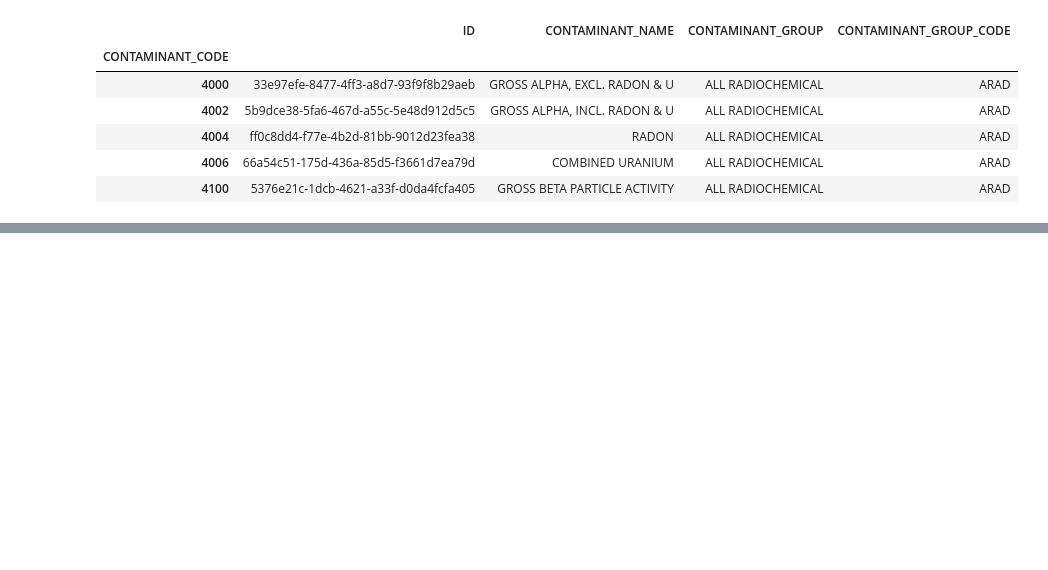
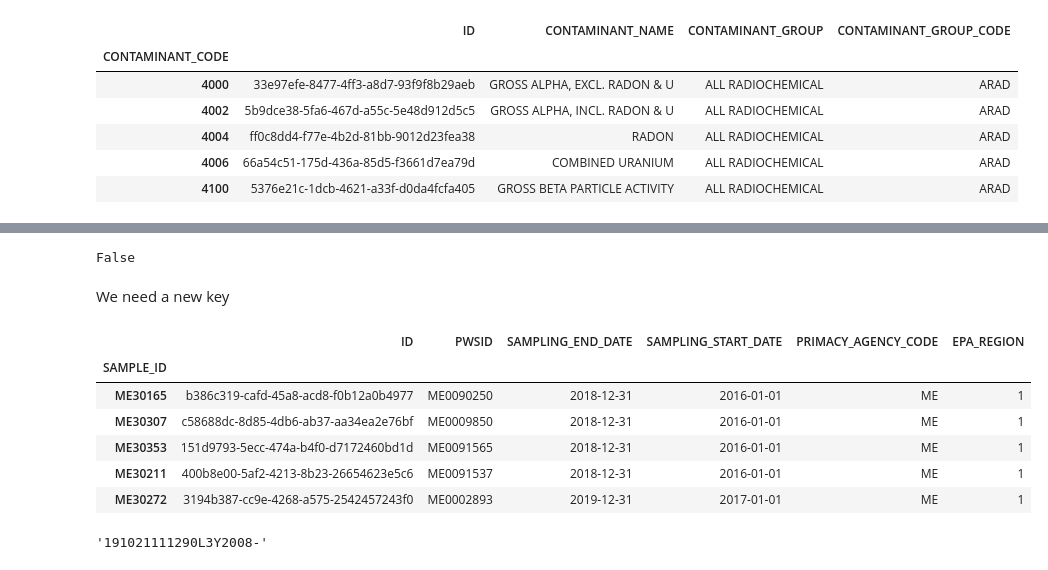
Before and after one commit to codeforboston/safe-water, a Jupyter notebook: csv_pre_processing_for_DB_integration.ipynb, the cells around one changed output, grey strips where cells are left out. Drawn from its saved outputs; the diff is of its cells as text; code cells hidden in the pictures; blank space fills up the shorter version.

```diff
--- a/csv_pre_processing_for_DB_integration.ipynb
+++ b/csv_pre_processing_for_DB_integration.ipynb
@@ -603,0 +656,2 @@ cont_groups.to_csv(sanitized_conts_groupe_file, sep=",", encoding='utf-8')
+# %%
+samp.drop(axis=1, labels='RECONCILIATION_ID', inplace=True);
@@ -603,0 +668,23 @@ cont_groups.to_csv(sanitized_conts_groupe_file, sep=",", encoding='utf-8')
+# %%
+samp.index.is_unique
+# %% [output]
+False
+# %% [markdown]
+We need a new key
+# %%
+ids_samp = []
+for idx in range(samp.shape[0]):
+    ids_samp.append(str(uuid.uuid4()))
+# %%
+# Prepend the ID serie to the dataframe
+samp.insert(0, 'ID', pd.Series(ids_samp, index=samp.index))
+# %%
+samp.head()
+# %% [output]
+|  | ID | PWSID | SAMPLING_END_DATE | SAMPLING_START_DATE | PRIMACY_AGENCY_CODE | EPA_REGION |
+| SAMPLE_ID |  |  |  |  |  |  |
+| ME30165 | b386c319-cafd-45a8-acd8-f0b12a0b4977 | ME0090250 | 2018-12-31 | 2016-01-01 | ME | 1 |
+| ME30307 | c58688dc-8d85-4db6-ab37-aa34ea2e76bf | ME0009850 | 2018-12-31 | 2016-01-01 | ME | 1 |
+| ME30353 | 151d9793-5ecc-474a-b4f0-d7172460bd1d | ME0091565 | 2018-12-31 | 2016-01-01 | ME | 1 |
+| ME30211 | 400b8e00-5af2-4213-8b23-26654623e5c6 | ME0091537 | 2018-12-31 | 2016-01-01 | ME | 1 |
+| ME30272 | 3194b387-cc9e-4268-a575-2542457243f0 | ME0002893 | 2019-12-31 | 2017-01-01 | ME | 1 |
@@ -603,0 +695,4 @@ cont_groups.to_csv(sanitized_conts_groupe_file, sep=",", encoding='utf-8')
+# %%
+longest_item(samp.index)
+# %% [output]
+'191021111290L3Y2008-'
```
Also changed, not shown: parts of 12 cells of this notebook, 1 other file.
